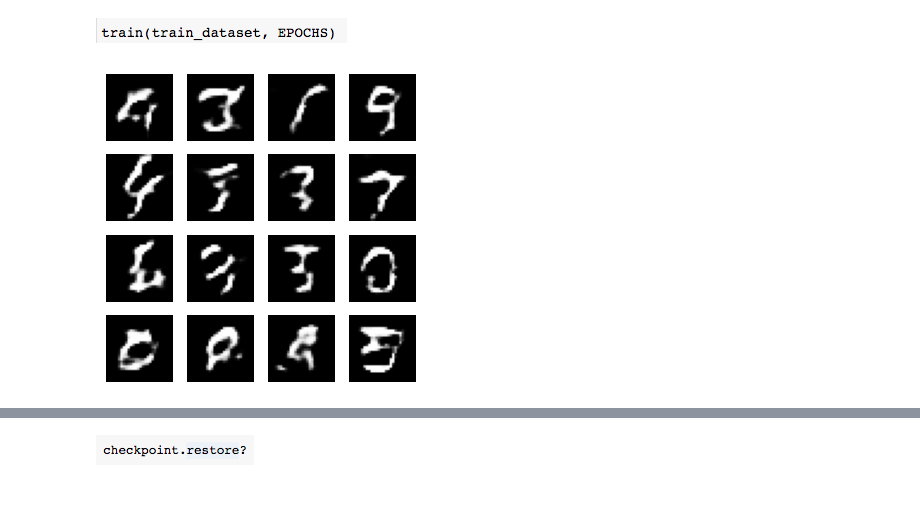
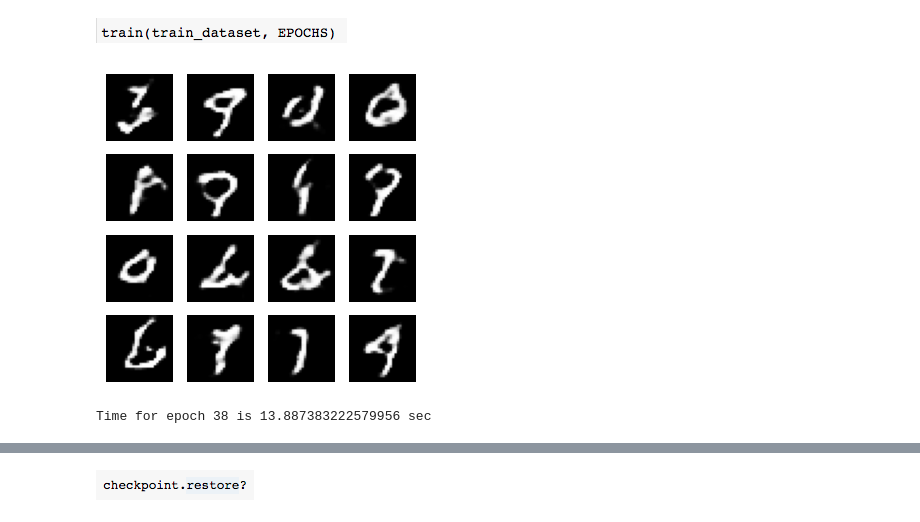
Before and after one commit to erangakodikara/Neural-Computing-and-Deep-Learning, a Jupyter notebook: Generative_Adversarial_Networks_st_2025.ipynb, the cells around one changed output, grey strips where cells are left out. Cells and saved outputs as stored; diff of their text form; code cells hidden in the pictures.

```diff
--- a/Generative_Adversarial_Networks_st_2025.ipynb
+++ b/Generative_Adversarial_Networks_st_2025.ipynb
@@ -145,25 +145,19 @@ The generator uses `tf.keras.layers.Conv2DTranspose` (upsampling) layers to prod
 def make_generator_model():
     model = tf.keras.Sequential()
 
-    # Fix for UserWarning: Use layers.Input instead of input_shape in the first layer
-    model.add(layers.Input(shape=(100,)))
-
-    # Foundation for 7x7 image
-    model.add(layers.Dense(7*7*256, use_bias=False))
+    model.add(layers.Dense(7*7*256, use_bias=False, input_shape=(100,)))
     model.add(layers.BatchNormalization())
     model.add(layers.LeakyReLU())
 
     model.add(layers.Reshape((7, 7, 256)))
-    # Note: None is the batch size
+
     assert model.output_shape == (None, 7, 7, 256)
 
-    # Upsample to 7x7
     model.add(layers.Conv2DTranspose(128, (5, 5), strides=(1, 1), padding='same', use_bias=False))
     assert model.output_shape == (None, 7, 7, 128)
     model.add(layers.BatchNormalization())
     model.add(layers.LeakyReLU())
 
-    # Upsample to 14x14
     model.add(layers.Conv2DTranspose(64, (5, 5), strides=(2, 2), padding='same', use_bias=False))
     assert model.output_shape == (None, 14, 14, 64)
     model.add(layers.BatchNormalization())
@@ -367,6 +361,18 @@ def train(dataset, epochs):
         generate_and_save_images(generator,
                                  epoch + 1,
                                  seed)
+
+        if (epoch + 1) % 15 == 0:
+          checkpoint.save(file_prefix = checkpoint_prefix)
+
+        #print ('Time for epoch {} is {} sec'.format(epoch + 1, time.time()-start))
+
+        display.clear_output(wait=True)
+        generate_and_save_images(generator,
+                                 epochs,
+                                 seed)
+
+        print ('Time for epoch {} is {} sec'.format(epoch + 1, time.time()-start))
 # %%
 #
 # %% [markdown]
@@ -404,9 +410,10 @@ At the beginning of the training, the generated images look like random noise. A
 # %% [markdown]
 ![image.png](embedded-picture-1)
 # %%
-train(train_dataset, epochs=38)
+train(train_dataset, EPOCHS)
 # %% [output]
-[figure, old version]
+[figure, new version]
+Time for epoch 38 is 13.887383222579956 sec
 # %% [markdown]
 ![image.png](embedded-picture-1)
 # %% [markdown]
```
Also changed, not shown: parts of 5 cells of this notebook.
